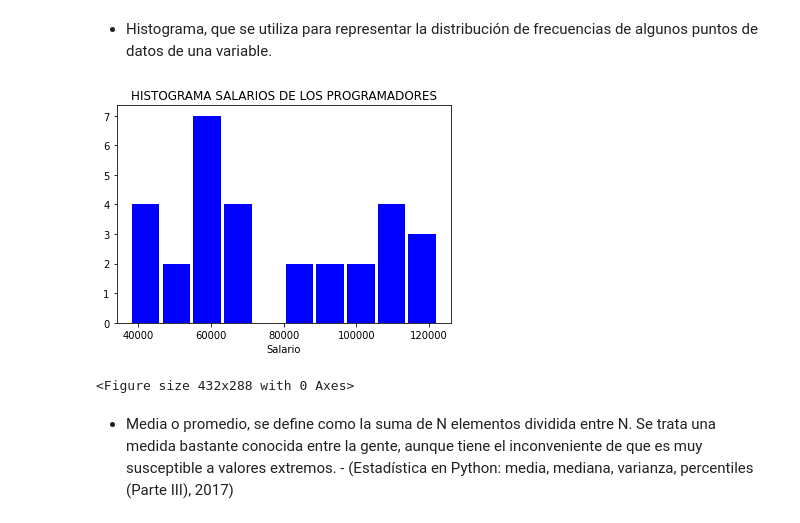
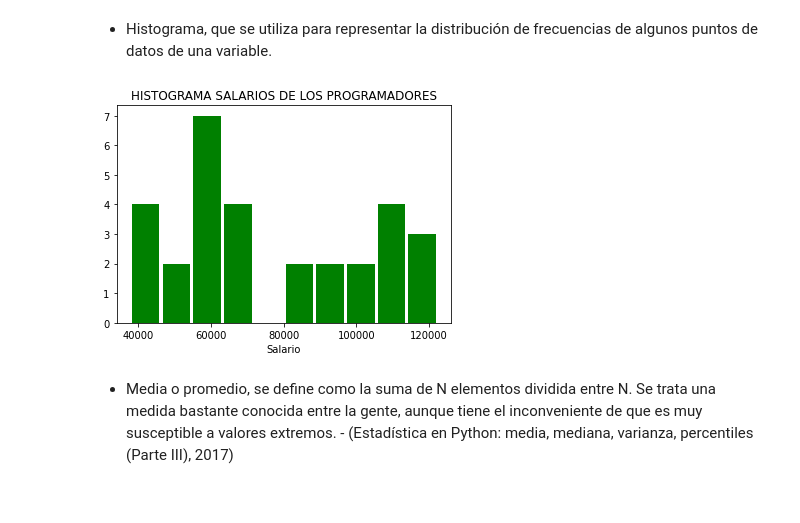
Before and after one commit to wagnerfv1117/ANALISIS-SALARIOS-PROGRAMADORES, a Jupyter notebook: notebooks/Analisis salarios programadores.ipynb, the cells around one changed output. Saved outputs shown, nothing was run; the diff lists cells and outputs as text; code cells hidden in the pictures.

```diff
--- a/notebooks/Analisis salarios programadores.ipynb
+++ b/notebooks/Analisis salarios programadores.ipynb
@@ -42,7 +44,7 @@ Para este caso, se va utilizar el analisis descriptivo de datos, que es ...
 
 * Se procede con leer los datos, utilizando la librería pandas:
 # %%
-df = pd.read_csv('C:/Users/wagne/Downloads/Analisis salarios programadores/data/salario.csv')
+df = pd.read_csv('C:/Users/wagne/Downloads/ANALISIS-SALARIOS-PROGRAMADORES/data/salario.csv')
 df
 # %% [output]
 |  | Unnamed: 0 | YearsExperience | Salary |
@@ -189,14 +192,13 @@ Para este caso, se utilizará el análisis descriptivo de los datos, que consist
 * Histograma, que se utiliza para representar la distribución de frecuencias de algunos puntos de datos de una variable.
 # %%
 #https://appgametutoriales.com/hacer-un-histograma-en-python/
-plt.hist(df['salario'],color = "blue",rwidth=0.9) # se ponen a graficar el dataframe tomando como referencia los
+plt.hist(df['salario'],color = "green",rwidth=0.9) # se ponen a graficar el dataframe tomando como referencia los
 plt.title("HISTOGRAMA SALARIOS DE LOS PROGRAMADORES")
 plt.xlabel("Salario")
 plt.show()
-plt.savefig('C:/Users/wagne/Downloads/Analisis salarios programadores/reports/histogram.jpg')
+#plt.savefig('C:/Users/wagne/Downloads/Analisis salarios programadores/reports/histogram.jpg')
 # %% [output]
-[figure, old version]
+[figure, new version]
-<Figure size 432x288 with 0 Axes>
 # %% [markdown]
 + Media o promedio, se define como la suma de N elementos dividida entre N. Se trata una medida bastante conocida entre la gente, aunque tiene el inconveniente de que es muy susceptible a valores extremos. - (Estadística en Python: media, mediana, varianza, percentiles (Parte III), 2017)
 # %%
```
Also changed, not shown: parts of 31 cells of this notebook.
